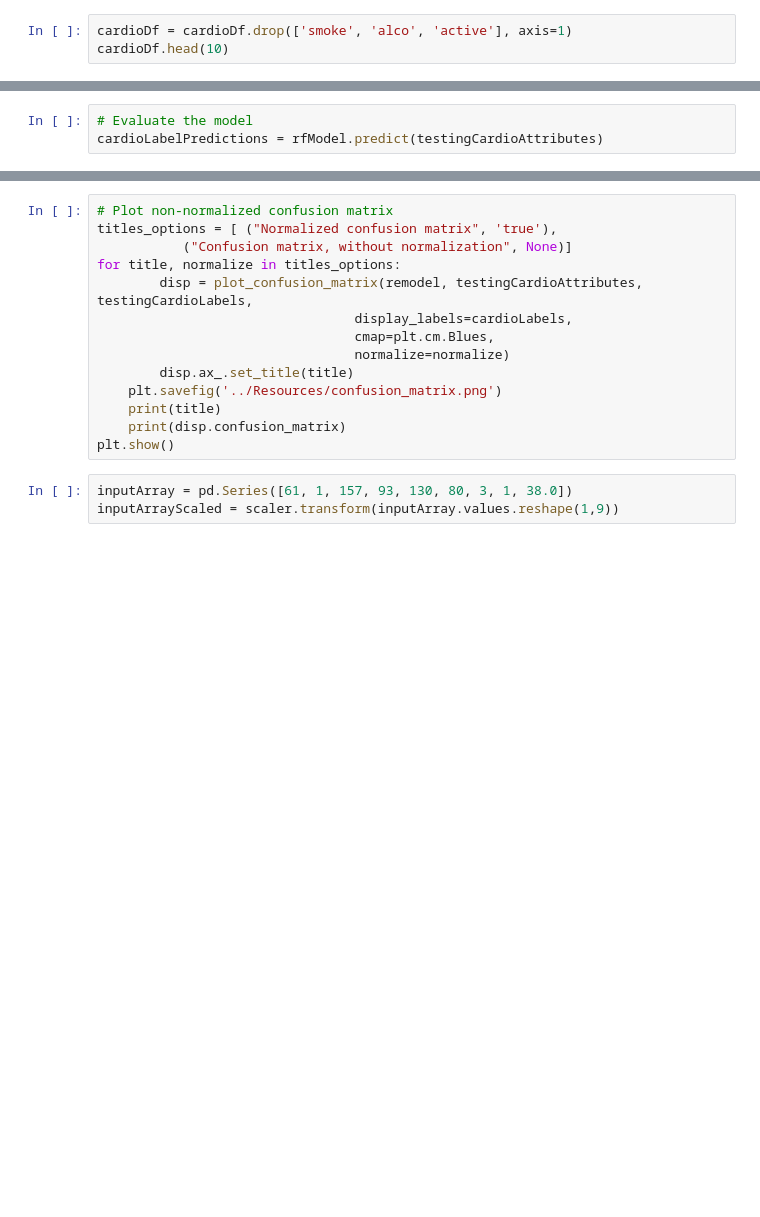
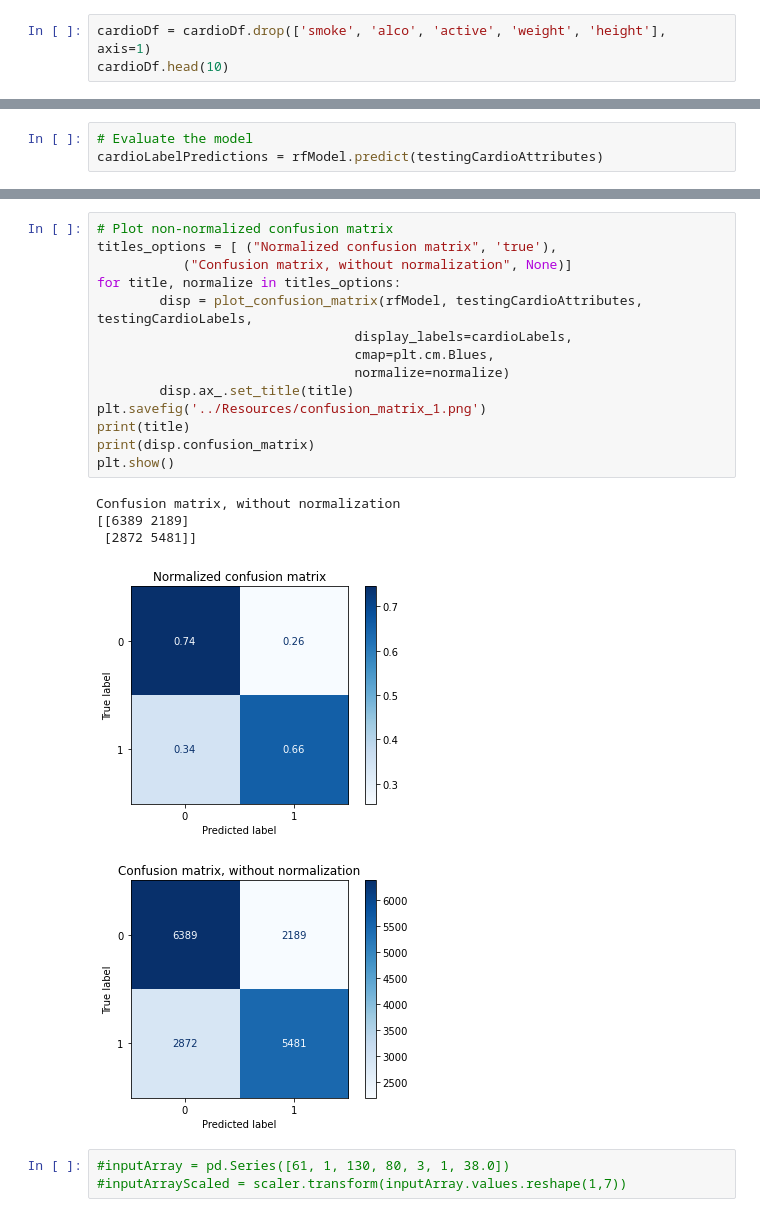
Before and after one commit to enrique-bustamante/Group2_Cardiovascular_Project, a Jupyter notebook: Machine Learning/cardiovascularProjectML2.ipynb, the cells around one changed output, grey strips where cells are left out. Drawn from its saved outputs; the diff is of its cells as text; blank space fills up the shorter version.

```diff
--- a/Machine Learning/cardiovascularProjectML2.ipynb
+++ b/Machine Learning/cardiovascularProjectML2.ipynb
@@ -36,3 +72,3 @@ cardioDf.dtypes
 # %%
-cardioDf = cardioDf.drop(['smoke', 'alco', 'active'], axis=1)
+cardioDf = cardioDf.drop(['smoke', 'alco', 'active', 'weight', 'height'], axis=1)
 cardioDf.head(10)
@@ -66,18 +143,24 @@ print(f"Accuracy Score:{accuracy_score(testingCardioLabels, cardioLabelPredictio
 # %%
 # Plot non-normalized confusion matrix
 titles_options = [ ("Normalized confusion matrix", 'true'),
            ("Confusion matrix, without normalization", None)]
 for title, normalize in titles_options:
-        disp = plot_confusion_matrix(remodel, testingCardioAttributes, testingCardioLabels,
+        disp = plot_confusion_matrix(rfModel, testingCardioAttributes, testingCardioLabels,
                                  display_labels=cardioLabels,
                                  cmap=plt.cm.Blues,
                                  normalize=normalize)
         disp.ax_.set_title(title)
-    plt.savefig('../Resources/confusion_matrix.png')
-    print(title)
-    print(disp.confusion_matrix)
+plt.savefig('../Resources/confusion_matrix_1.png')
+print(title)
+print(disp.confusion_matrix)
 plt.show()
+# %% [output]
+Confusion matrix, without normalization
+[[6389 2189]
+ [2872 5481]]
+[figure, added]
+[figure, added]
 # %%
-inputArray = pd.Series([61, 1, 157, 93, 130, 80, 3, 1, 38.0])
-inputArrayScaled = scaler.transform(inputArray.values.reshape(1,9))
+#inputArray = pd.Series([61, 1, 130, 80, 3, 1, 38.0])
+#inputArrayScaled = scaler.transform(inputArray.values.reshape(1,7))
 # %%
```
Also changed, not shown: parts of 11 cells of this notebook.
